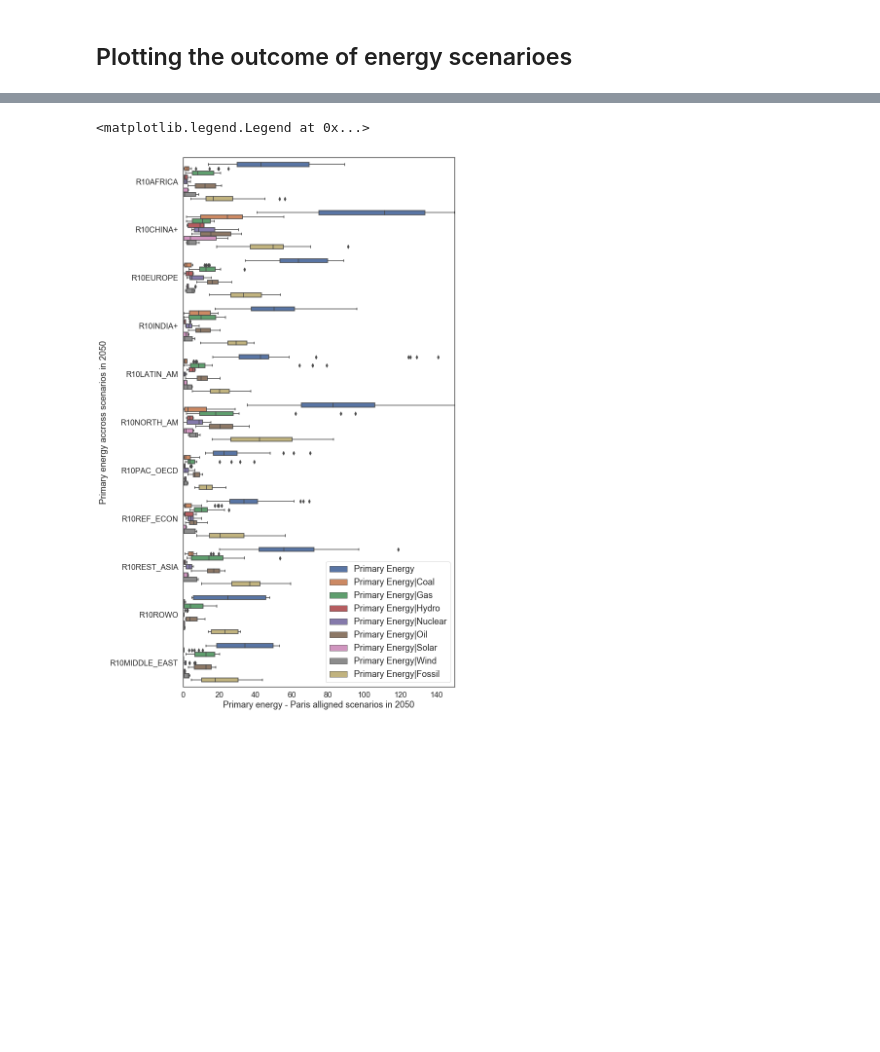
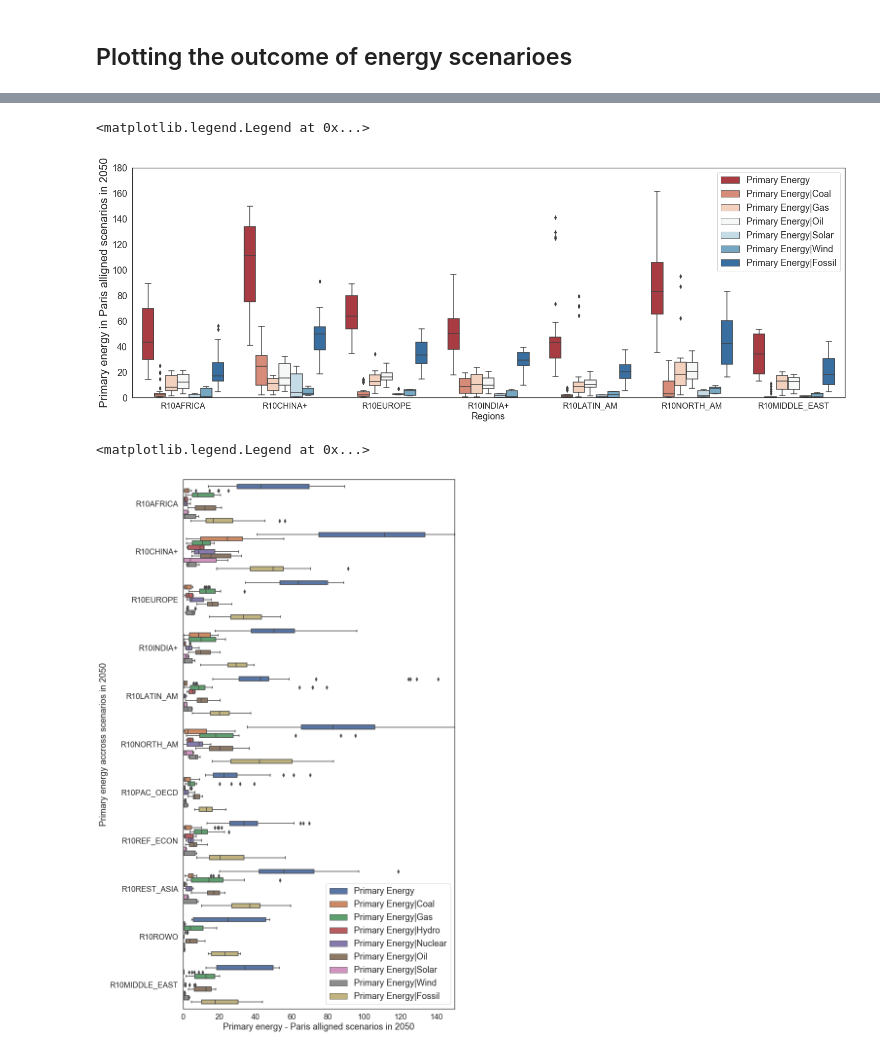
Before and after one commit to muadelm/IPCC_Scenarios, a Jupyter notebook: IPCC_Energy_Scenarios_AR6_paris.ipynb, the cells around one changed output, grey strips where cells are left out. Drawn from its saved outputs; the diff is of its cells as text; code cells hidden in the pictures; blank space fills up the shorter version.

```diff
--- a/IPCC_Energy_Scenarios_AR6_paris.ipynb
+++ b/IPCC_Energy_Scenarios_AR6_paris.ipynb
@@ -85,3 +101,7 @@ ipcc_s = ipcc[ipcc['variable'].isin(specific_variables)]
+# %%
+# taking into account tht total primary energy
+ipcc_s_ = ipcc[ipcc['variable'].isin(specific_variables_)]
+ipcc_s_r_ = ipcc_s_[ipcc_s_['region'].isin(specific_regions)]
 # %%
 # convert the data to long formate again to make sure the scenarios we have hold all the energy sources of interest
 """
@@ -115,3 +138,27 @@ plt.xticks(size = 16);
+# %%
+# change picture size of the resulting graph
+sns.set(rc={'figure.figsize':(25,8.27)})
+
+
+# change the background color
+sns.set_style("white")
+
+# this plot takes into account total primary energy
+
+#plot energy data
+sns.boxplot(x='region', y=2050, data=ipcc_s_r_, hue = "variable", palette='RdBu')
+plt.ylabel('Primary energy in Paris alligned scenarios in 2050', size = 22)
+plt.yticks(size = 20)
+plt.yticks(size = 18)
+plt.ylim(0, 180)
+
+plt.xlabel('Regions', size = 18)
+plt.xticks(size = 16);
+
+plt.legend(prop={'size': 18})
+# %% [output]
+<matplotlib.legend.Legend at 0x...>
+[figure, added]
 # %%
 # change picture size of the resulting graph
 sns.set(rc={'figure.figsize':(10,20)})
```
Also changed, not shown: parts of 4 cells of this notebook.
